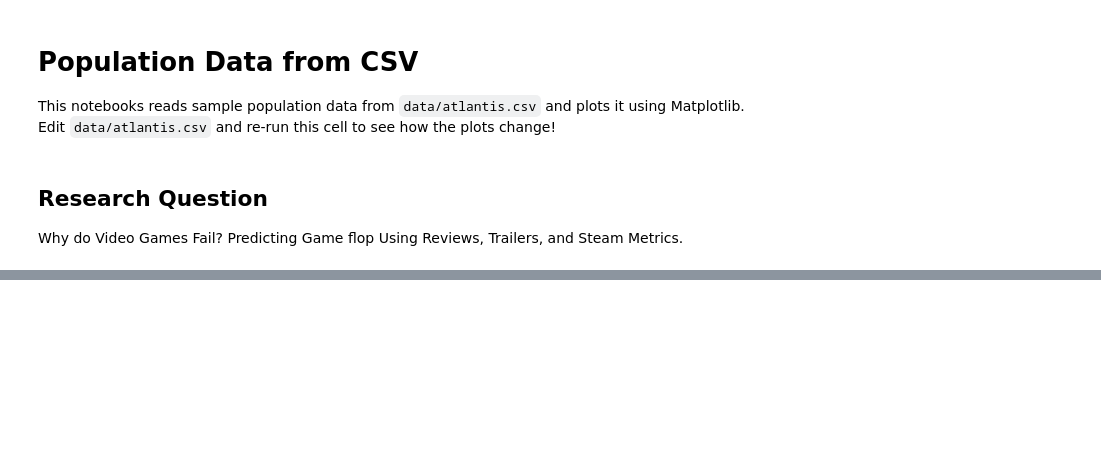
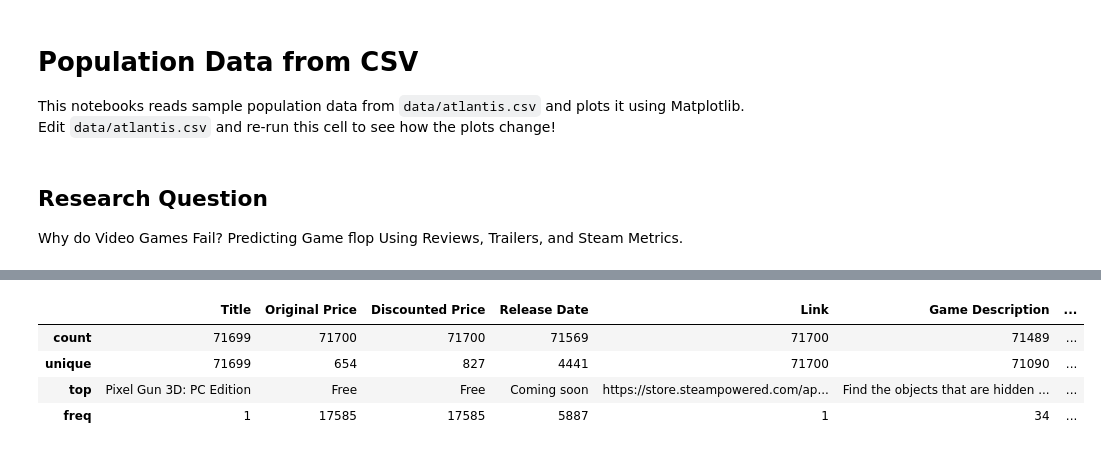
Before and after one commit to Psudhanshu/codespaces-jupyter, a Jupyter notebook: notebooks/population.ipynb, the cells around one changed output, grey strips where cells are left out. Saved outputs shown, nothing was run; the diff lists cells and outputs as text; code cells hidden in the pictures; blank space fills up the shorter version.

```diff
--- a/notebooks/population.ipynb
+++ b/notebooks/population.ipynb
@@ -19,3 +20,11 @@ game_data.head()
 | 2 | Apex Legends™ | Free | Free | 4 Nov, 2020 | https://store.steampowered.com/ap... | Apex Legends is the award-winning... | ... |
 | 3 | Forza Horizon 5 | $34.78 | $17.39 | 8 Nov, 2021 | https://store.steampowered.com/ap... | Your Ultimate Horizon Adventure a... | ... |
 | 4 | Call of Duty® | Free | Free | 27 Oct, 2022 | https://store.steampowered.com/ap... | Welcome to Call of Duty® HQ, the ... | ... |
+# %%
+game_data.describe()
+# %% [output]
+|  | Title | Original Price | Discounted Price | Release Date | Link | Game Description | ... |
+| count | 71699 | 71700 | 71700 | 71569 | 71700 | 71489 | ... |
+| unique | 71699 | 654 | 827 | 4441 | 71700 | 71090 | ... |
+| top | Pixel Gun 3D: PC Edition | Free | Free | Coming soon | https://store.steampowered.com/ap... | Find the objects that are hidden ... | ... |
+| freq | 1 | 17585 | 17585 | 5887 | 1 | 34 | ... |
```
Also changed, not shown: parts of 18 cells of this notebook.
